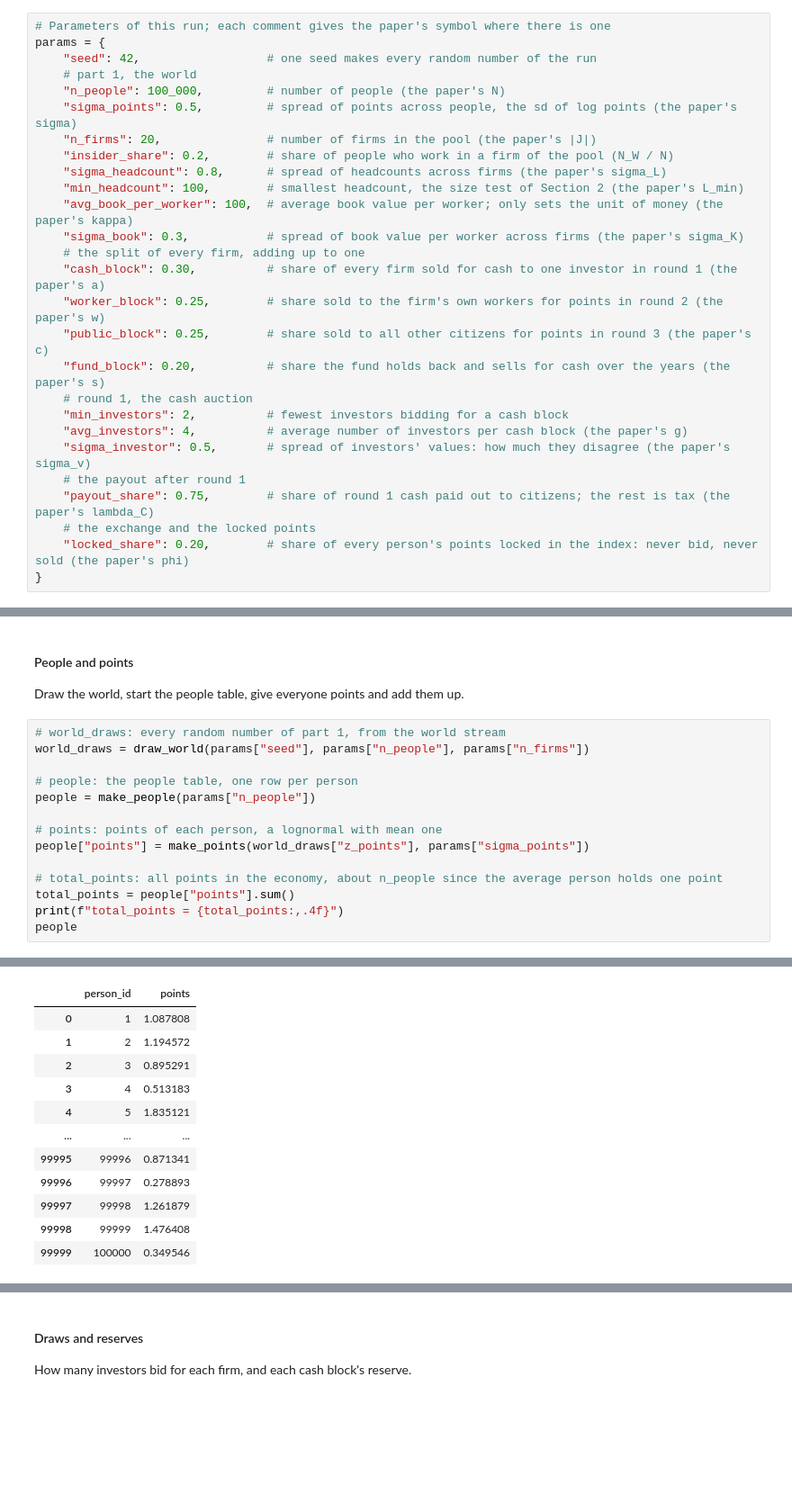
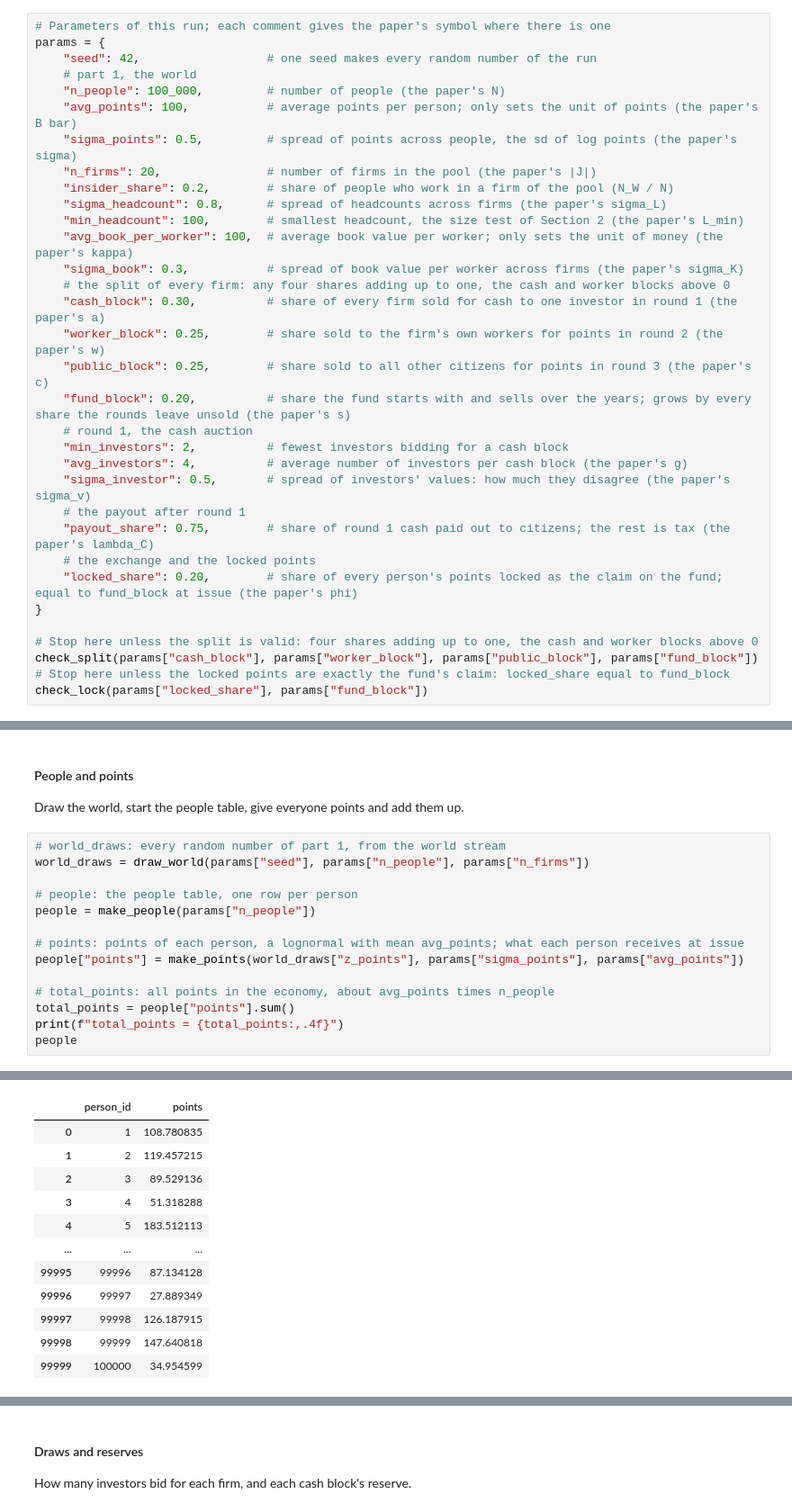
Before and after one commit to Arom-MFE/mass-privatization-auctions, a Jupyter notebook: main.ipynb, the cells around one changed output, grey strips where cells are left out. Shown at 90% size. Saved outputs shown, nothing was run; the diff lists cells and outputs as text; blank space fills up the shorter version.

```diff
--- a/main.ipynb
+++ b/main.ipynb
@@ -43,6 +43,7 @@ params = {
     "seed": 42,                  # one seed makes every random number of the run
     # part 1, the world
     "n_people": 100_000,         # number of people (the paper's N)
+    "avg_points": 100,           # average points per person; only sets the unit of points (the paper's B bar)
     "sigma_points": 0.5,         # spread of points across people, the sd of log points (the paper's sigma)
     "n_firms": 20,               # number of firms in the pool (the paper's |J|)
     "insider_share": 0.2,        # share of people who work in a firm of the pool (N_W / N)
@@ -50,11 +51,11 @@ params = {
     "min_headcount": 100,        # smallest headcount, the size test of Section 2 (the paper's L_min)
     "avg_book_per_worker": 100,  # average book value per worker; only sets the unit of money (the paper's kappa)
     "sigma_book": 0.3,           # spread of book value per worker across firms (the paper's sigma_K)
-    # the split of every firm, adding up to one
+    # the split of every firm: any four shares adding up to one, the cash and worker blocks above 0
     "cash_block": 0.30,          # share of every firm sold for cash to one investor in round 1 (the paper's a)
     "worker_block": 0.25,        # share sold to the firm's own workers for points in round 2 (the paper's w)
     "public_block": 0.25,        # share sold to all other citizens for points in round 3 (the paper's c)
-    "fund_block": 0.20,          # share the fund holds back and sells for cash over the years (the paper's s)
+    "fund_block": 0.20,          # share the fund starts with and sells over the years; grows by every share the rounds leave unsold (the paper's s)
     # round 1, the cash auction
     "min_investors": 2,          # fewest investors bidding for a cash block
     "avg_investors": 4,          # average number of investors per cash block (the paper's g)
@@ -62,8 +63,13 @@ params = {
     # the payout after round 1
     "payout_share": 0.75,        # share of round 1 cash paid out to citizens; the rest is tax (the paper's lambda_C)
     # the exchange and the locked points
-    "locked_share": 0.20,        # share of every person's points locked in the index: never bid, never sold (the paper's phi)
+    "locked_share": 0.20,        # share of every person's points locked as the claim on the fund; equal to fund_block at issue (the paper's phi)
 }
+
+# Stop here unless the split is valid: four shares adding up to one, the cash and worker blocks above 0
+check_split(params["cash_block"], params["worker_block"], params["public_block"], params["fund_block"])
+# Stop here unless the locked points are exactly the fund's claim: locked_share equal to fund_block
+check_lock(params["locked_share"], params["fund_block"])
 # %%
 # run_number: which run this is; it names the folder and starts every file name
 run_number = 1
@@ -116,10 +122,10 @@ world_draws = draw_world(params["seed"], params["n_people"], params["n_firms"])
 # people: the people table, one row per person
 people = make_people(params["n_people"])
 
-# points: points of each person, a lognormal with mean one
-people["points"] = make_points(world_draws["z_points"], params["sigma_points"])
+# points: points of each person, a lognormal with mean avg_points; what each person receives at issue
+people["points"] = make_points(world_draws["z_points"], params["sigma_points"], params["avg_points"])
 
-# total_points: all points in the economy, about n_people since the average person holds one point
+# total_points: all points in the economy, about avg_points times n_people
 total_points = people["points"].sum()
 print(f"total_points = {total_points:,.4f}")
 people
@@ -128,15 +134,15 @@ total_points = 99,907.9243
 |  | person_id | points |
-| 0 | 1 | 1.087808 |
-| 1 | 2 | 1.194572 |
-| 2 | 3 | 0.895291 |
-| 3 | 4 | 0.513183 |
-| 4 | 5 | 1.835121 |
+| 0 | 1 | 108.780835 |
+| 1 | 2 | 119.457215 |
+| 2 | 3 | 89.529136 |
+| 3 | 4 | 51.318288 |
+| 4 | 5 | 183.512113 |
 | ... | ... | ... |
-| 99995 | 99996 | 0.871341 |
-| 99996 | 99997 | 0.278893 |
-| 99997 | 99998 | 1.261879 |
-| 99998 | 99999 | 1.476408 |
-| 99999 | 100000 | 0.349546 |
+| 99995 | 99996 | 87.134128 |
+| 99996 | 99997 | 27.889349 |
+| 99997 | 99998 | 126.187915 |
+| 99998 | 99999 | 147.640818 |
+| 99999 | 100000 | 34.954599 |
 100000 rows × 2 columns
 # %% [markdown]
 #### Firms: headcounts, book values and who works where
```
Also changed, not shown: parts of 16 cells of this notebook, 3 other files.
